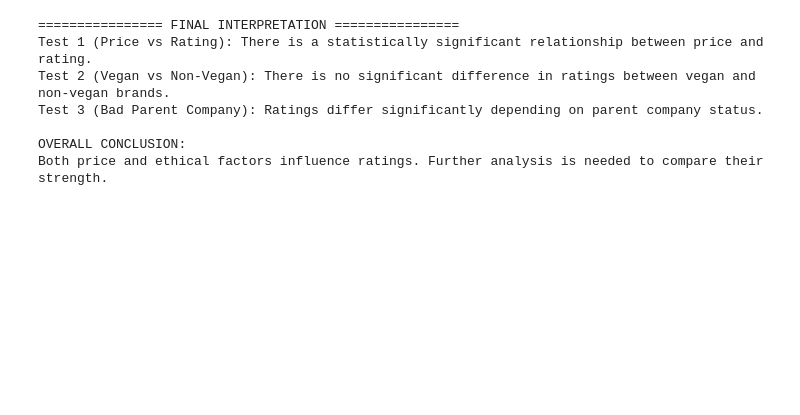
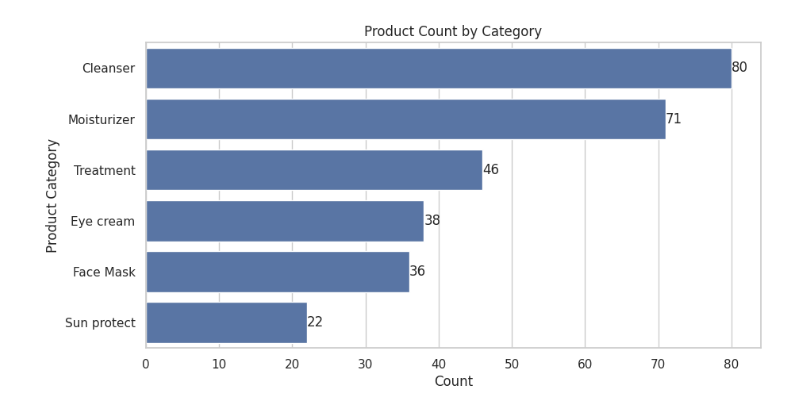
Before and after one commit to Mlsyldrm/DSA-210-project, a Jupyter notebook: Skincare_ethics_analysis.ipynb, the cells around one changed output. Saved outputs shown, nothing was run; the diff lists cells and outputs as text; code cells hidden in the pictures; blank space fills up the shorter version.

```diff
--- a/Skincare_ethics_analysis.ipynb
+++ b/Skincare_ethics_analysis.ipynb
@@ -169,0 +10,2 @@ Name: price_usd, dtype: float64
+# %%
+df = pd.read_csv("merged_cosmetic_product_dataset (3).csv")
@@ -169,0 +53,16 @@ Name: price_usd, dtype: float64
+# %%
+numeric_cols = [
+    "loves_count",
+    "rating",
+    "price",
+    "dry",
+    "normal",
+    "oily",
+    "sensitive",
+    "log_price",
+    "log_loves_count",
+    "CF"
+]
+
+for col in numeric_cols:
+    df[col] = pd.to_numeric(df[col], errors="coerce")
@@ -316,40 +114,19 @@ Result: Reject H0. Parent company status is associated with significantly differ
-# %%
-print("\n================ FINAL INTERPRETATION ================")
-
-# Test 1
-if p_value < 0.05:
-    print("Test 1 (Price vs Rating): There is a statistically significant relationship between price and rating.")
-else:
-    print("Test 1 (Price vs Rating): There is no statistically significant relationship between price and rating.")
-
-# Test 2
-if p_vegan < 0.05:
-    print("Test 2 (Vegan vs Non-Vegan): Ratings differ significantly between vegan and non-vegan brands.")
-else:
-    print("Test 2 (Vegan vs Non-Vegan): There is no significant difference in ratings between vegan and non-vegan brands.")
-
-# Test 3
-if p_parent < 0.05:
-    print("Test 3 (Bad Parent Company): Ratings differ significantly depending on parent company status.")
-else:
-    print("Test 3 (Bad Parent Company): There is no significant difference in ratings based on parent company status.")
-
-# Overall conclusion
-print("\nOVERALL CONCLUSION:")
-
-if (p_vegan < 0.05 or p_parent < 0.05) and p_value >= 0.05:
-    print("Ethical factors appear to have a stronger effect on ratings than price. H1 is supported.")
-elif p_value < 0.05 and (p_vegan >= 0.05 and p_parent >= 0.05):
-    print("Price appears to have a stronger effect on ratings than ethical factors. H1 is not supported.")
-elif p_value < 0.05 and (p_vegan < 0.05 or p_parent < 0.05):
-    print("Both price and ethical factors influence ratings. Further analysis is needed to compare their strength.")
-else:
-    print("No strong evidence was found that either price or ethical factors significantly affect ratings. Fail to reject H0.")
-# %% [output]
-================ FINAL INTERPRETATION ================
-Test 1 (Price vs Rating): There is a statistically significant relationship between price and rating.
-Test 2 (Vegan vs Non-Vegan): There is no significant difference in ratings between vegan and non-vegan brands.
-Test 3 (Bad Parent Company): Ratings differ significantly depending on parent company status.
-
-OVERALL CONCLUSION:
-Both price and ethical factors influence ratings. Further analysis is needed to compare their strength.
+# %%
+plt.figure(figsize=(10, 5))
+
+ax = sns.countplot(
+    data=df,
+    y="label",
+    order=df["label"].value_counts().index
+)
+
+plt.title("Product Count by Category")
+plt.xlabel("Count")
+plt.ylabel("Product Category")
+
+for container in ax.containers:
+    ax.bar_label(container)
+
+plt.show()
+# %% [output]
+[figure, added]
```
Also changed, not shown: parts of 97 cells of this notebook, 7 other files.
